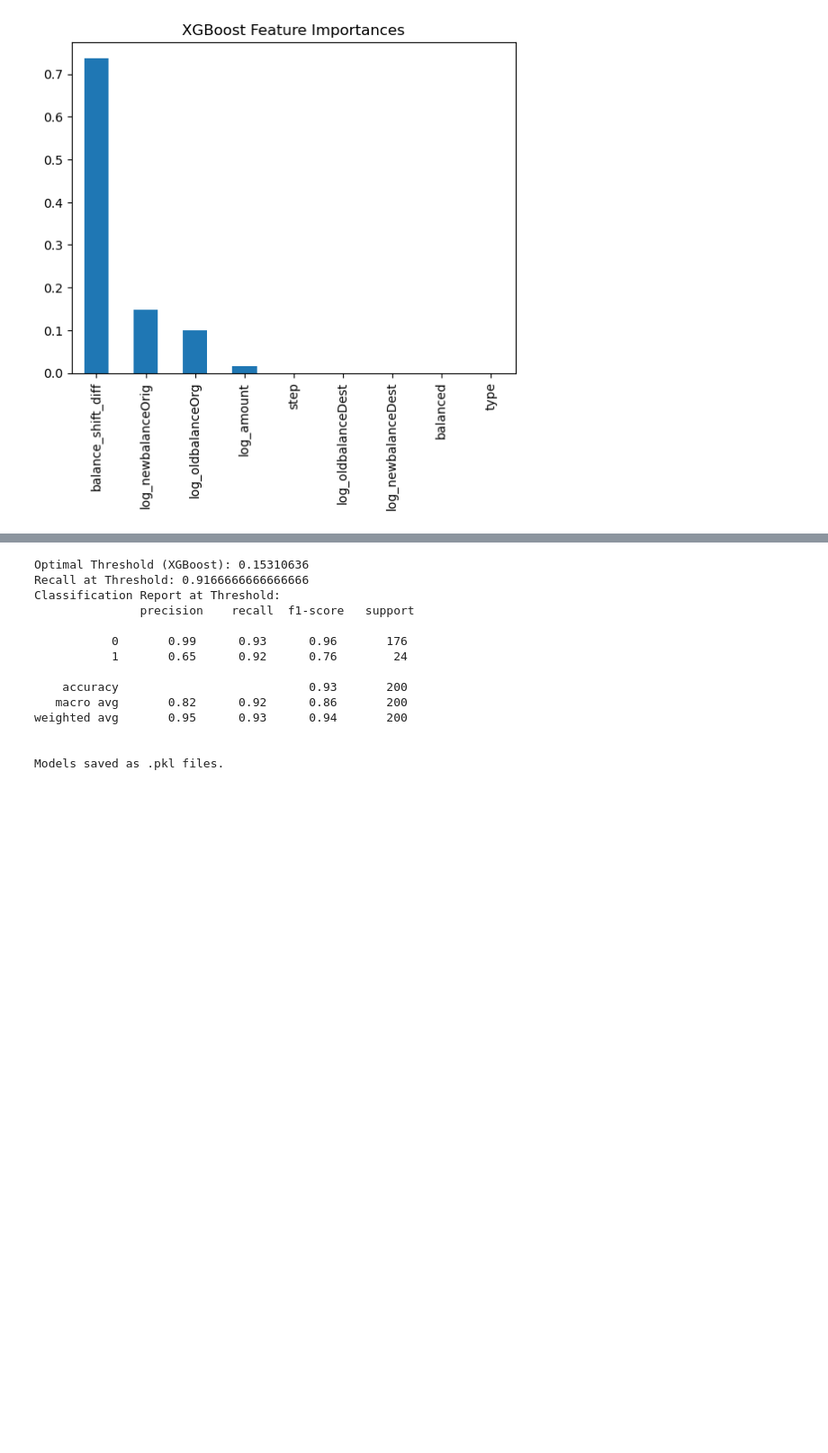
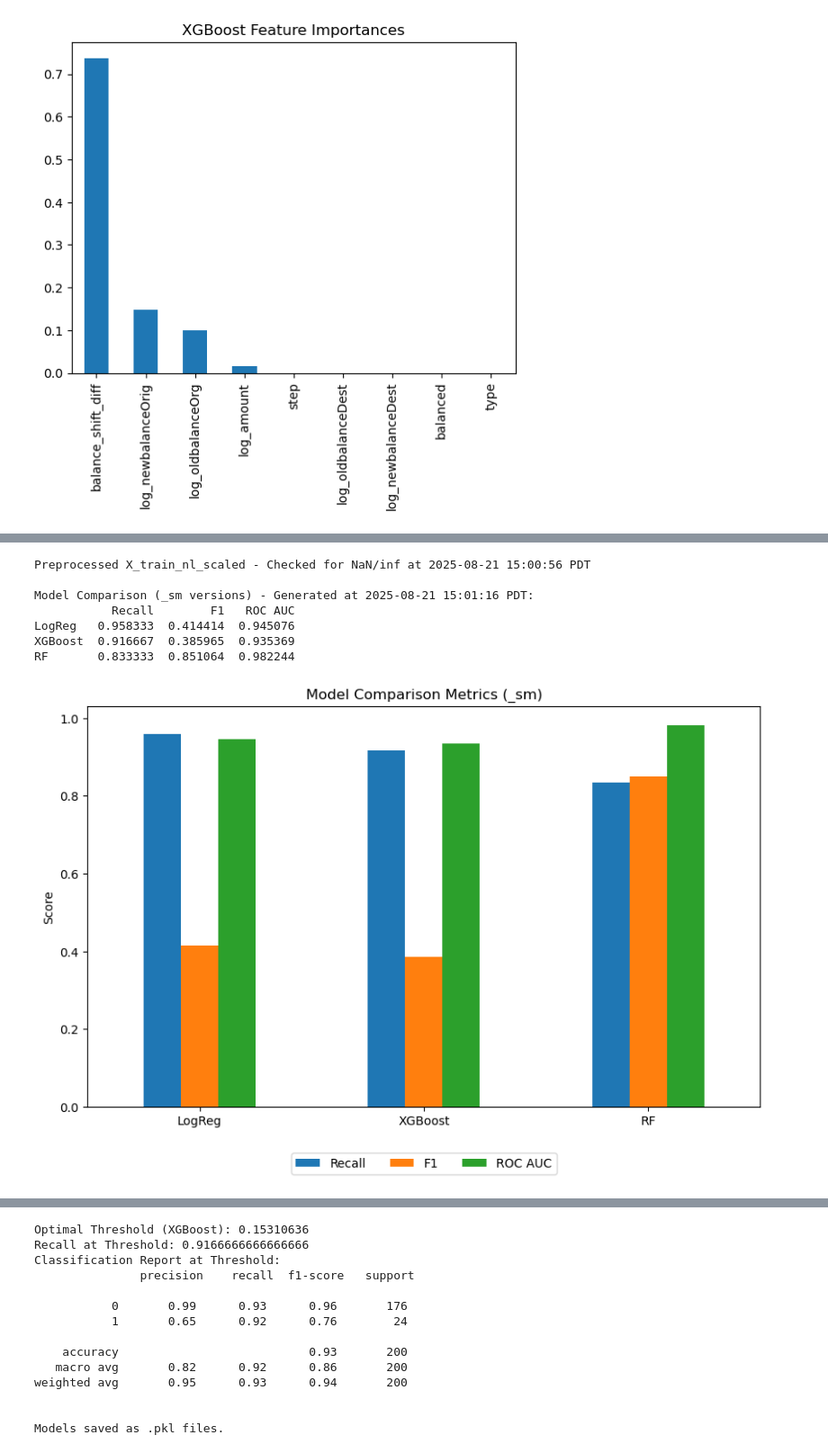
Before and after one commit to mesfin-k/capstone-two, a Jupyter notebook: notebooks/04_modeling_updated.ipynb, the cells around one changed output, grey strips where cells are left out. Shown at 90% size. Cells and saved outputs as stored; diff of their text form; code cells hidden in the pictures; blank space fills up the shorter version.

```diff
--- a/notebooks/04_modeling_updated.ipynb
+++ b/notebooks/04_modeling_updated.ipynb
@@ -481,0 +485,75 @@ XGBoost  0.750000  0.765957  0.967330
+# %%
+# Model Comparison using _sm versions (force SMOTE for all to compare)
+from sklearn.metrics import precision_recall_curve, auc, recall_score, f1_score, roc_auc_score
+import matplotlib.pyplot as plt
+import pandas as pd
+import numpy as np
+from datetime import datetime
+
+
+# Preprocess X_train_nl_scaled to handle NaN/inf before SMOTE
+X_train_nl_scaled = np.nan_to_num(X_train_nl_scaled, nan=0, posinf=0, neginf=0)
+print(f"Preprocessed X_train_nl_scaled - Checked for NaN/inf at {datetime.now().strftime('%Y-%m-%d %H:%M:%S PDT')}")
+
+# Apply SMOTE with preprocessed data
+smote = SMOTE(random_state=42)
+X_train_sm, y_train_sm = smote.fit_resample(X_train_nl_scaled, y_train)
+
+# Ensure _sm models are fitted (force SMOTE for all)
+grid_log.fit(X_train_sm, y_train_sm)
+tuned_log_sm = grid_log.best_estimator_
+y_pred_log_sm = tuned_log_sm.predict(X_test_nl_scaled)
+y_prob_log_sm = tuned_log_sm.predict_proba(X_test_nl_scaled)[:, 1]
+
+grid_rf.fit(X_train_sm, y_train_sm)
+tuned_rf_sm = grid_rf.best_estimator_
+y_pred_rf_sm = tuned_rf_sm.predict(X_test_nl_scaled)
+y_prob_rf_sm = tuned_rf_sm.predict_proba(X_test_nl_scaled)[:, 1]
+
+grid_xgb.fit(X_train_sm, y_train_sm)
+tuned_xgb_sm = grid_xgb.best_estimator_
+y_pred_xgb_sm = tuned_xgb_sm.predict(X_test_nl_scaled)
+y_prob_xgb_sm = tuned_xgb_sm.predict_proba(X_test_nl_scaled)[:, 1]
+
+# Comparison
+metrics = {}
+for name, y_pred, y_prob in [('LogReg', y_pred_log_sm, y_prob_log_sm),
+                             ('RF', y_pred_rf_sm, y_prob_rf_sm),
+                             ('XGBoost', y_pred_xgb_sm, y_prob_xgb_sm)]:
+    metrics[name] = {
+        'Recall': recall_score(y_test, y_pred),
+        'F1': f1_score(y_test, y_pred),
+        'ROC AUC': roc_auc_score(y_test, y_prob)
+    }
+df_metrics = pd.DataFrame(metrics).T.sort_values(by='Recall', ascending=False)
+print(f"\nModel Comparison (_sm versions) - Generated at {datetime.now().strftime('%Y-%m-%d %H:%M:%S PDT')}:")
+print(df_metrics)
+
+# Visualize Metrics with Custom Legend
+ax = df_metrics.plot(kind='bar', figsize=(10, 6))
+plt.title('Model Comparison Metrics (_sm)')
+plt.ylabel('Score')
+plt.xticks(rotation=0)
+plt.legend(['Recall', 'F1', 'ROC AUC'], loc='upper center', bbox_to_anchor=(0.5, -0.1), ncol=3)  # Legend below bars
+plt.show()
+
+# Precision-Recall Curve
+plt.figure(figsize=(8, 6))
+for name, y_prob in [('LogReg', y_prob_log_sm), ('RF', y_prob_rf_sm), ('XGBoost', y_prob_xgb_sm)]:
+    precision, recall, _ = precision_recall_curve(y_test, y_prob)
+    pr_auc = auc(recall, precision)
+    plt.plot(recall, precision, label=f'{name} (PR AUC = {pr_auc:.3f})')
+plt.xlabel('Recall')
+plt.ylabel('Precision')
+plt.title('Precision-Recall Curves (_sm)')
+plt.legend(loc='lower left')  # Legend at lower left
+plt.show()
+# %% [output]
+Preprocessed X_train_nl_scaled - Checked for NaN/inf at 2025-08-21 15:00:56 PDT
+
+Model Comparison (_sm versions) - Generated at 2025-08-21 15:01:16 PDT:
+           Recall        F1   ROC AUC
+LogReg   0.958333  0.414414  0.945076
+XGBoost  0.916667  0.385965  0.935369
+RF       0.833333  0.851064  0.982244
+[figure, added]
```
Also changed, not shown: parts of 7 cells of this notebook.
